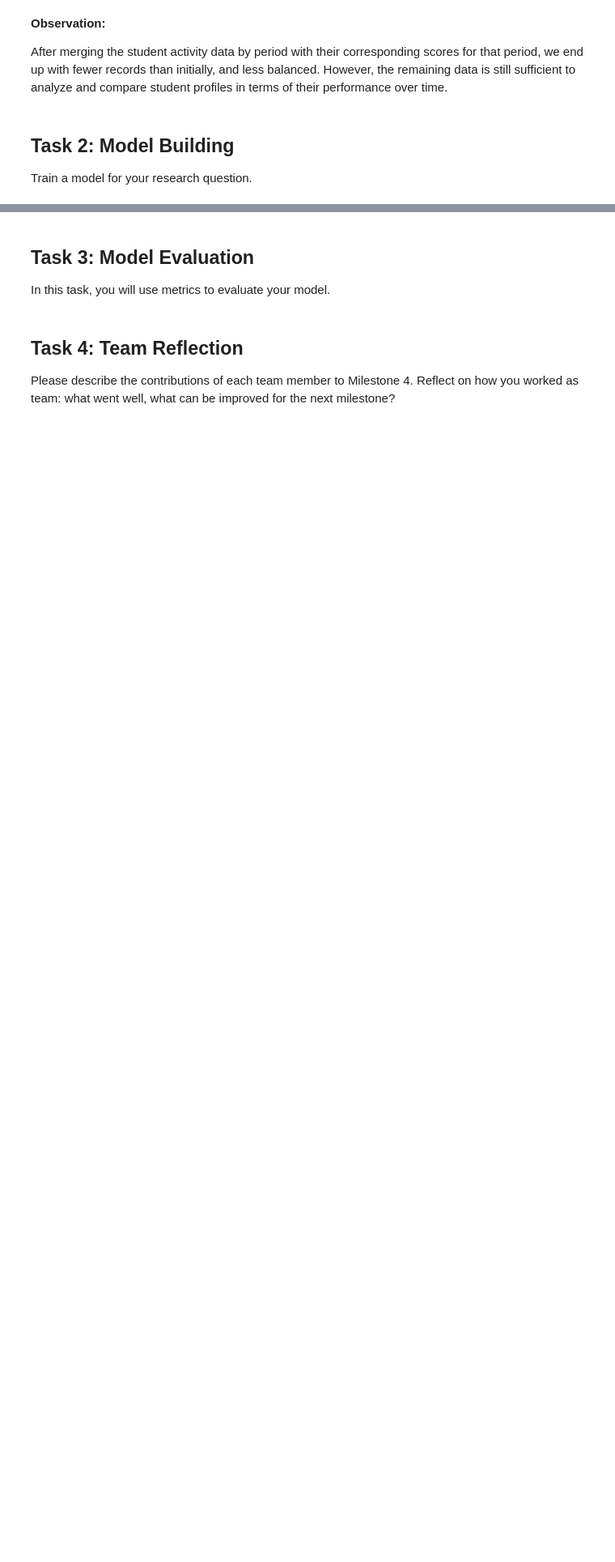
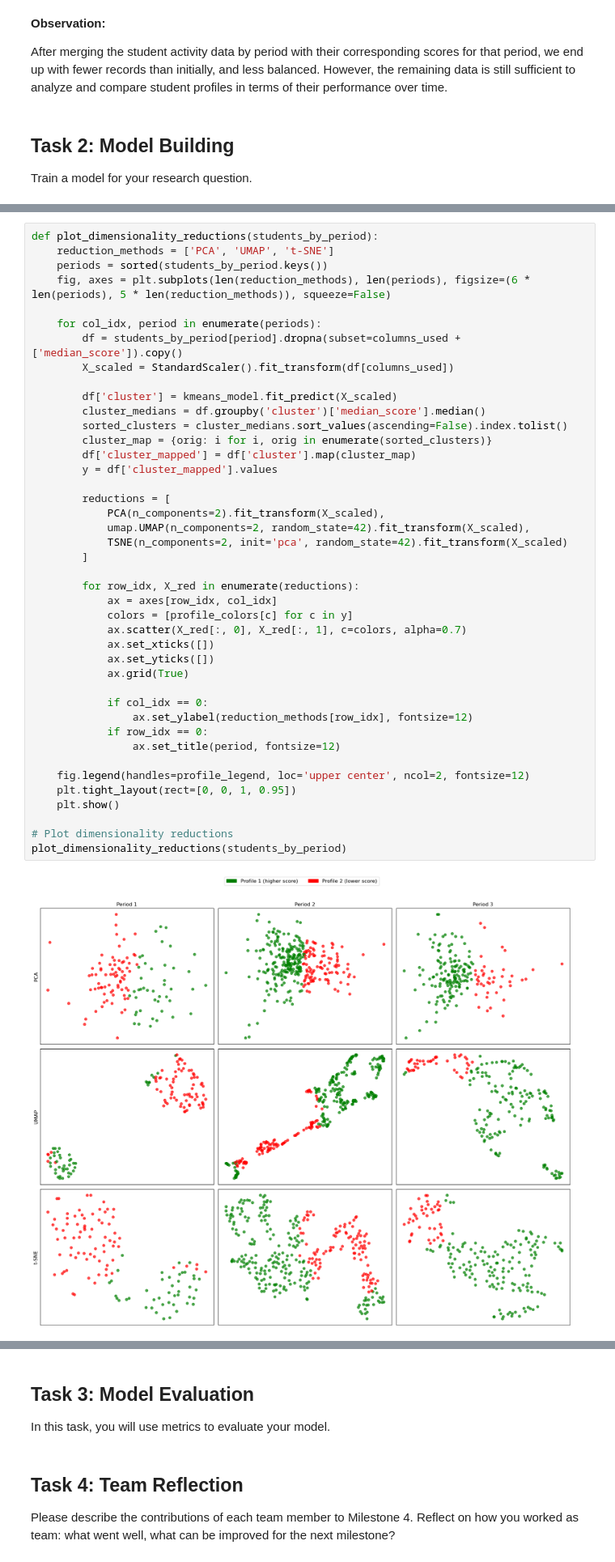
Before and after one commit to malenraychev/BigMMMBehaviour, a Jupyter notebook: m7_RQ2_MMM.ipynb, the cells around one changed output, grey strips where cells are left out. Shown: that part at 81% size. Saved outputs shown, nothing was run; the diff lists cells and outputs as text; blank space fills up the shorter version.

```diff
--- a/m7_RQ2_MMM.ipynb
+++ b/m7_RQ2_MMM.ipynb
@@ -803,0 +803,44 @@ TODO
+# %%
+def plot_dimensionality_reductions(students_by_period):
+    reduction_methods = ['PCA', 'UMAP', 't-SNE']
+    periods = sorted(students_by_period.keys())
+    fig, axes = plt.subplots(len(reduction_methods), len(periods), figsize=(6 * len(periods), 5 * len(reduction_methods)), squeeze=False)
+
+    for col_idx, period in enumerate(periods):
+        df = students_by_period[period].dropna(subset=columns_used + ['median_score']).copy()
+        X_scaled = StandardScaler().fit_transform(df[columns_used])
+
+        df['cluster'] = kmeans_model.fit_predict(X_scaled)
+        cluster_medians = df.groupby('cluster')['median_score'].median()
+        sorted_clusters = cluster_medians.sort_values(ascending=False).index.tolist()
+        cluster_map = {orig: i for i, orig in enumerate(sorted_clusters)}
+        df['cluster_mapped'] = df['cluster'].map(cluster_map)
+        y = df['cluster_mapped'].values
+
+        reductions = [
+            PCA(n_components=2).fit_transform(X_scaled),
+            umap.UMAP(n_components=2, random_state=42).fit_transform(X_scaled),
+            TSNE(n_components=2, init='pca', random_state=42).fit_transform(X_scaled)
+        ]
+
+        for row_idx, X_red in enumerate(reductions):
+            ax = axes[row_idx, col_idx]
+            colors = [profile_colors[c] for c in y]
+            ax.scatter(X_red[:, 0], X_red[:, 1], c=colors, alpha=0.7)
+            ax.set_xticks([])
+            ax.set_yticks([])
+            ax.grid(True)
+
+            if col_idx == 0:
+                ax.set_ylabel(reduction_methods[row_idx], fontsize=12)
+            if row_idx == 0:
+                ax.set_title(period, fontsize=12)
+
+    fig.legend(handles=profile_legend, loc='upper center', ncol=2, fontsize=12)
+    plt.tight_layout(rect=[0, 0, 1, 0.95])
+    plt.show()
+
+# Plot dimensionality reductions
+plot_dimensionality_reductions(students_by_period)
+# %% [output]
+[figure, added]
```
Also changed, not shown: parts of 19 cells of this notebook.
